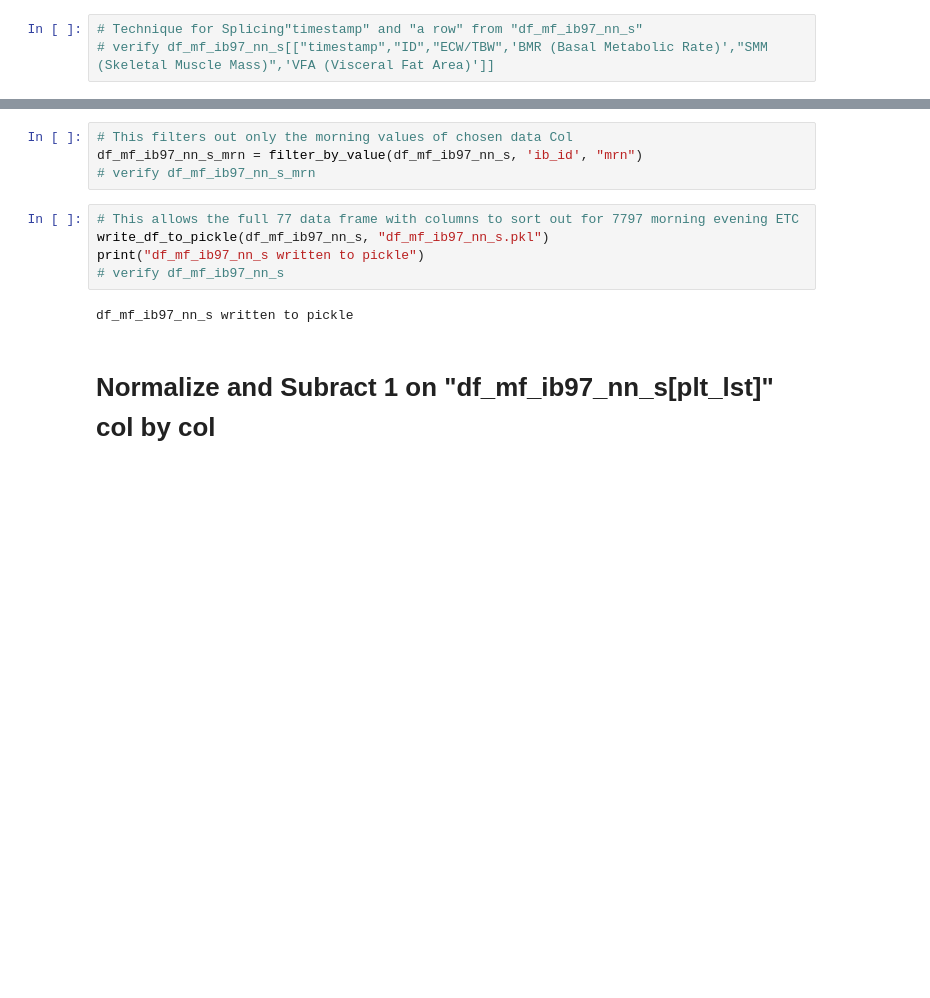
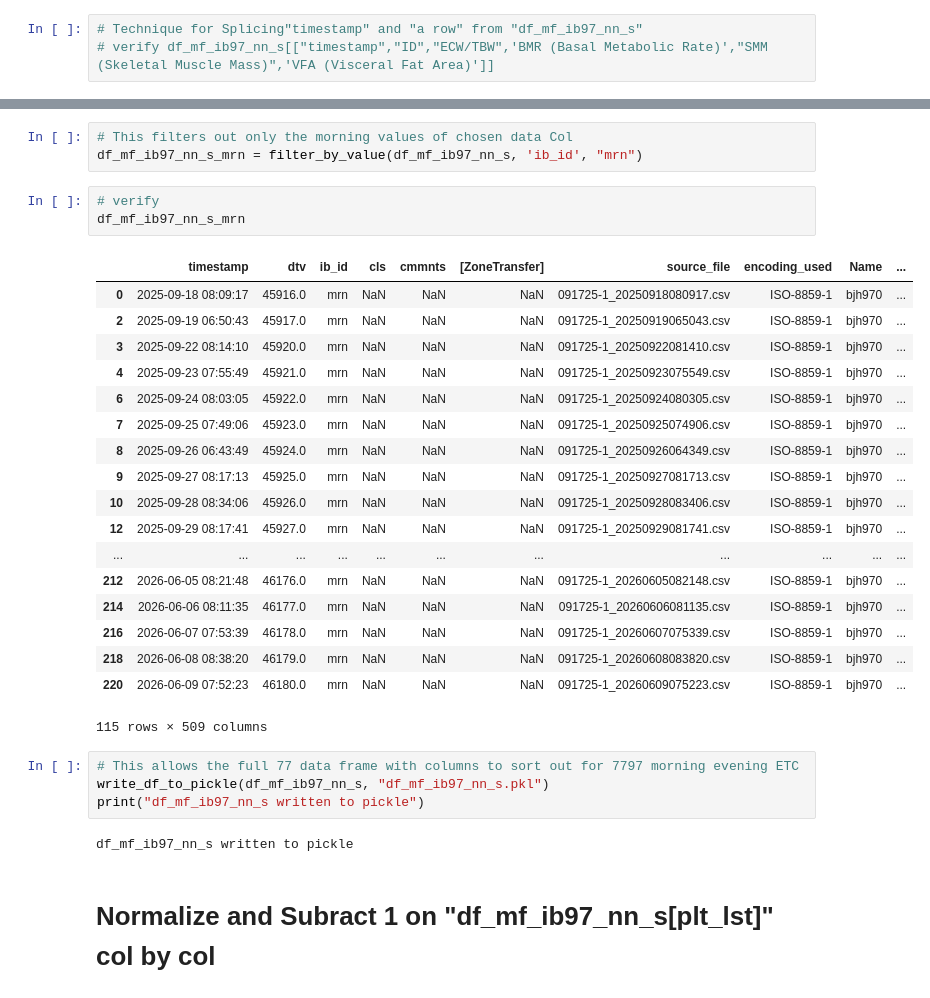
Before and after one commit to 1ratlab/JL_2, a Jupyter notebook: col_wise_import_97.ipynb, the cells around one changed output, grey strips where cells are left out. Saved outputs shown, nothing was run; the diff lists cells and outputs as text; blank space fills up the shorter version.

```diff
--- a/col_wise_import_97.ipynb
+++ b/col_wise_import_97.ipynb
@@ -756,12 +740,32 @@ df_mf_ib97_nn_s[["ID","timestamp",'ib_id']+plt_lst]
 # %%
 # This filters out only the morning values of chosen data Col
 df_mf_ib97_nn_s_mrn = filter_by_value(df_mf_ib97_nn_s, 'ib_id', "mrn")
-# verify df_mf_ib97_nn_s_mrn
+# %%
+# verify
+df_mf_ib97_nn_s_mrn
+# %% [output]
+|  | timestamp | dtv | ib_id | cls | cmmnts | [ZoneTransfer] | source_file | encoding_used | Name | ... |
+| 0 | 2025-09-18 08:09:17 | 45916.0 | mrn | NaN | NaN | NaN | 091725-1_20250918080917.csv | ISO-8859-1 | bjh970 | ... |
+| 2 | 2025-09-19 06:50:43 | 45917.0 | mrn | NaN | NaN | NaN | 091725-1_20250919065043.csv | ISO-8859-1 | bjh970 | ... |
+| 3 | 2025-09-22 08:14:10 | 45920.0 | mrn | NaN | NaN | NaN | 091725-1_20250922081410.csv | ISO-8859-1 | bjh970 | ... |
+| 4 | 2025-09-23 07:55:49 | 45921.0 | mrn | NaN | NaN | NaN | 091725-1_20250923075549.csv | ISO-8859-1 | bjh970 | ... |
+| 6 | 2025-09-24 08:03:05 | 45922.0 | mrn | NaN | NaN | NaN | 091725-1_20250924080305.csv | ISO-8859-1 | bjh970 | ... |
+| 7 | 2025-09-25 07:49:06 | 45923.0 | mrn | NaN | NaN | NaN | 091725-1_20250925074906.csv | ISO-8859-1 | bjh970 | ... |
+| 8 | 2025-09-26 06:43:49 | 45924.0 | mrn | NaN | NaN | NaN | 091725-1_20250926064349.csv | ISO-8859-1 | bjh970 | ... |
+| 9 | 2025-09-27 08:17:13 | 45925.0 | mrn | NaN | NaN | NaN | 091725-1_20250927081713.csv | ISO-8859-1 | bjh970 | ... |
+| 10 | 2025-09-28 08:34:06 | 45926.0 | mrn | NaN | NaN | NaN | 091725-1_20250928083406.csv | ISO-8859-1 | bjh970 | ... |
+| 12 | 2025-09-29 08:17:41 | 45927.0 | mrn | NaN | NaN | NaN | 091725-1_20250929081741.csv | ISO-8859-1 | bjh970 | ... |
+| ... | ... | ... | ... | ... | ... | ... | ... | ... | ... | ... |
+| 212 | 2026-06-05 08:21:48 | 46176.0 | mrn | NaN | NaN | NaN | 091725-1_20260605082148.csv | ISO-8859-1 | bjh970 | ... |
+| 214 | 2026-06-06 08:11:35 | 46177.0 | mrn | NaN | NaN | NaN | 091725-1_20260606081135.csv | ISO-8859-1 | bjh970 | ... |
+| 216 | 2026-06-07 07:53:39 | 46178.0 | mrn | NaN | NaN | NaN | 091725-1_20260607075339.csv | ISO-8859-1 | bjh970 | ... |
+| 218 | 2026-06-08 08:38:20 | 46179.0 | mrn | NaN | NaN | NaN | 091725-1_20260608083820.csv | ISO-8859-1 | bjh970 | ... |
+| 220 | 2026-06-09 07:52:23 | 46180.0 | mrn | NaN | NaN | NaN | 091725-1_20260609075223.csv | ISO-8859-1 | bjh970 | ... |
+115 rows × 509 columns
 # %%
 # This allows the full 77 data frame with columns to sort out for 7797 morning evening ETC
 write_df_to_pickle(df_mf_ib97_nn_s, "df_mf_ib97_nn_s.pkl")
 print("df_mf_ib97_nn_s written to pickle")
-# verify df_mf_ib97_nn_s
 # %% [output]
 df_mf_ib97_nn_s written to pickle
 # %% [markdown]
```
Also changed, not shown: parts of 6 cells of this notebook, 34 other files.
